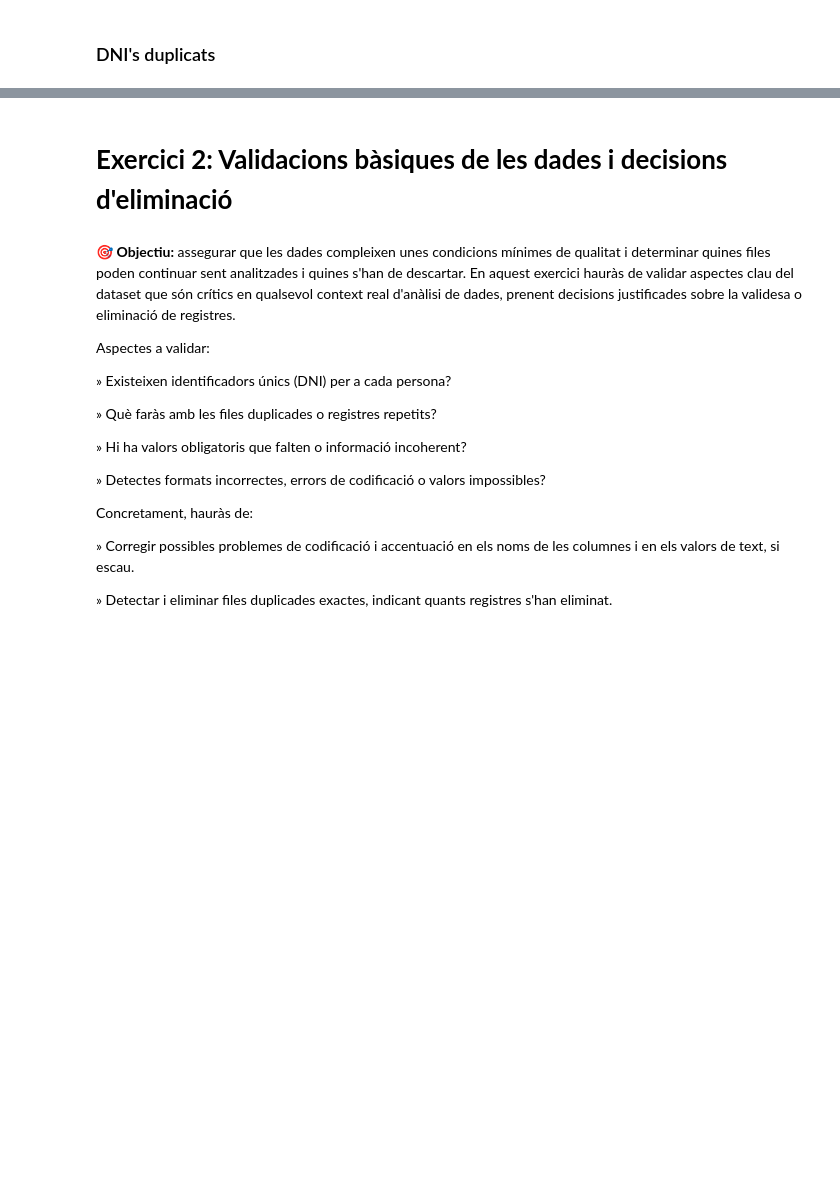
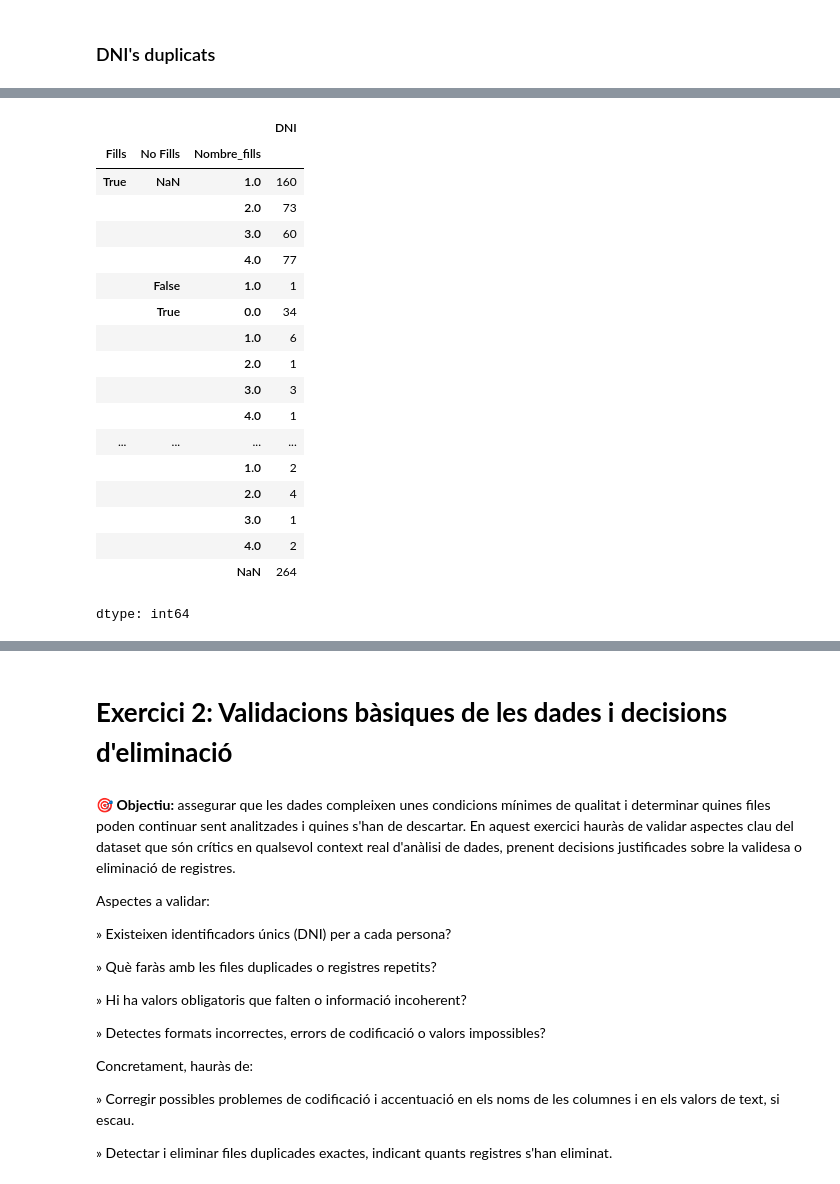
Before and after one commit to roser740/Data-Analytics, a Jupyter notebook: TASQUES S8/TS8_01_roser_carrera.ipynb, the cells around one changed output, grey strips where cells are left out. Saved outputs shown, nothing was run; the diff lists cells and outputs as text; code cells hidden in the pictures; blank space fills up the shorter version.

```diff
--- a/TASQUES S8/TS8_01_roser_carrera.ipynb
+++ b/TASQUES S8/TS8_01_roser_carrera.ipynb
@@ -184,0 +261,22 @@ DNI's duplicats
+# %%
+df.groupby(['Fills','No Fills','Nombre_fills'],dropna=False)['DNI'].count()
+# %% [output]
+|  |  |  | DNI |
+| Fills | No Fills | Nombre_fills |  |
+| True | NaN | 1.0 | 160 |
+|  |  | 2.0 | 73 |
+|  |  | 3.0 | 60 |
+|  |  | 4.0 | 77 |
+|  | False | 1.0 | 1 |
+|  | True | 0.0 | 34 |
+|  |  | 1.0 | 6 |
+|  |  | 2.0 | 1 |
+|  |  | 3.0 | 3 |
+|  |  | 4.0 | 1 |
+| ... | ... | ... | ... |
+|  |  | 1.0 | 2 |
+|  |  | 2.0 | 4 |
+|  |  | 3.0 | 1 |
+|  |  | 4.0 | 2 |
+|  |  | NaN | 264 |
+dtype: int64
```
Also changed, not shown: parts of 22 cells of this notebook.
